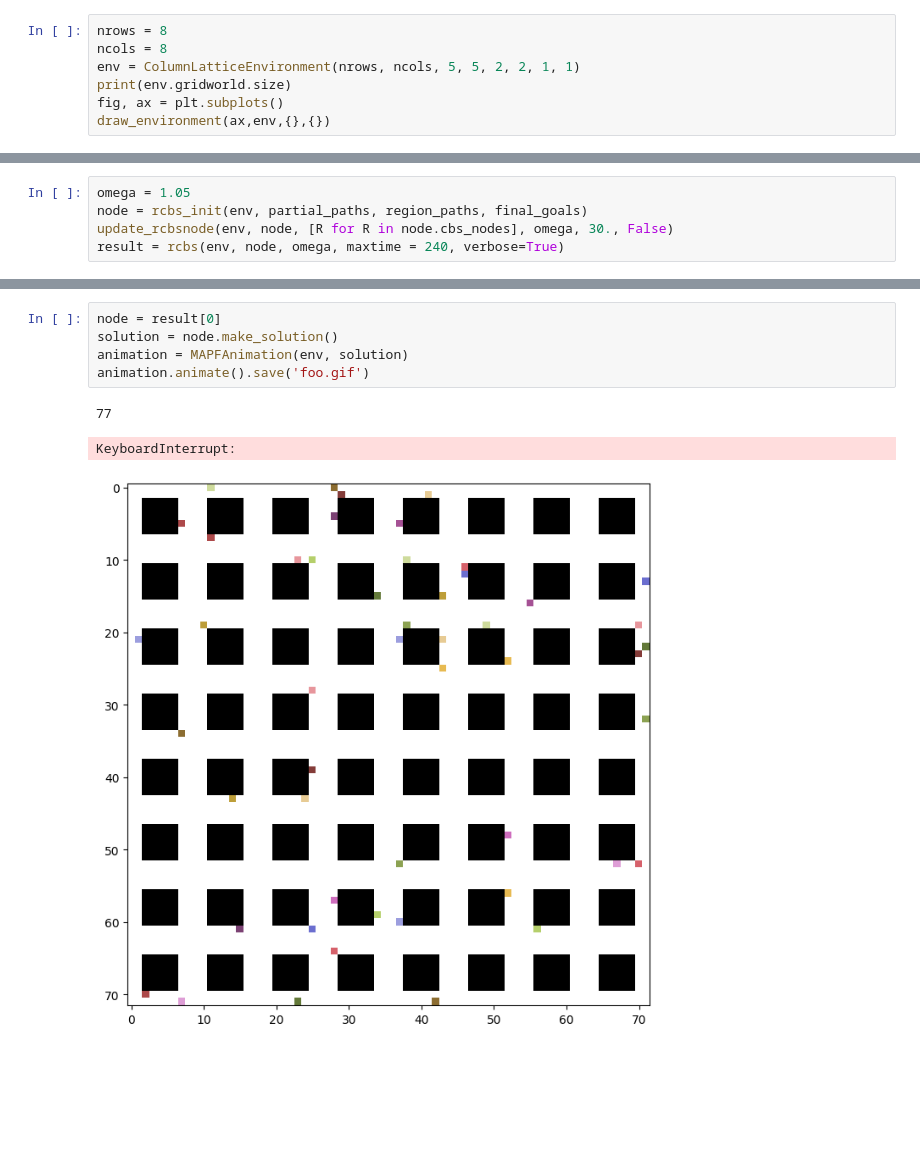
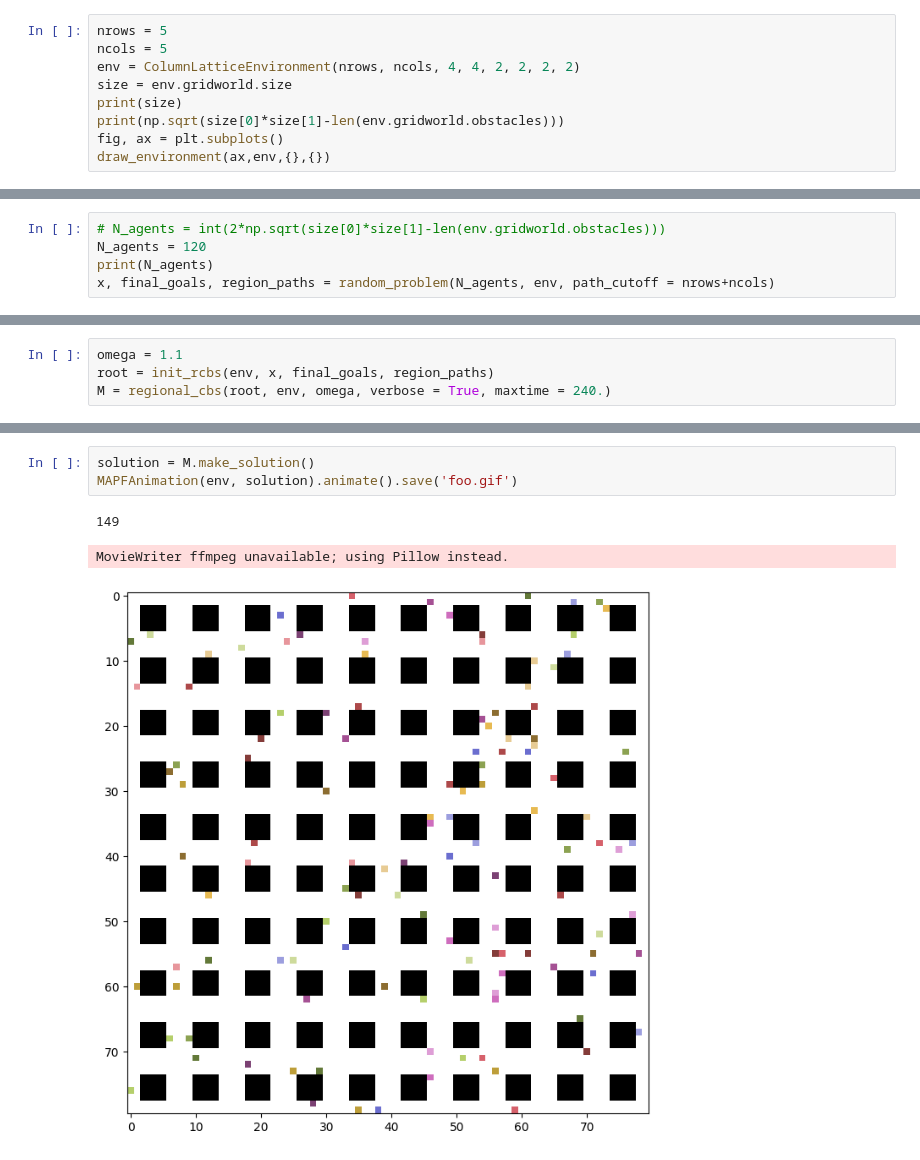
Before and after one commit to JGSuw/multirobot_planning, a Jupyter notebook: cbs/rcbs.ipynb, the cells around one changed output, grey strips where cells are left out. Saved outputs shown, nothing was run; the diff lists cells and outputs as text; blank space fills up the shorter version.

```diff
--- a/cbs/rcbs.ipynb
+++ b/cbs/rcbs.ipynb
@@ -7,8 +96,10 @@ from matplotlib import pyplot as plt
 # %%
-nrows = 8
-ncols = 8
-env = ColumnLatticeEnvironment(nrows, ncols, 5, 5, 2, 2, 1, 1)
-print(env.gridworld.size)
+nrows = 5
+ncols = 5
+env = ColumnLatticeEnvironment(nrows, ncols, 4, 4, 2, 2, 2, 2)
+size = env.gridworld.size
+print(size)
+print(np.sqrt(size[0]*size[1]-len(env.gridworld.obstacles)))
 fig, ax = plt.subplots()
 draw_environment(ax,env,{},{})
 # %% [output]
@@ -21,5 +109,0 @@ partial_paths, region_paths, final_goals = random_problem(N_agents, env, path_cu
-# %%
-omega = 1.05
-node = rcbs_init(env, partial_paths, region_paths, final_goals)
-update_rcbsnode(env, node, [R for R in node.cbs_nodes], omega, 30., False)
-result = rcbs(env, node, omega, maxtime = 240, verbose=True)
@@ -51,0 +110,5 @@ print(result[0].lower_bound*omega)
+# %%
+# N_agents = int(2*np.sqrt(size[0]*size[1]-len(env.gridworld.obstacles)))
+N_agents = 120
+print(N_agents)
+x, final_goals, region_paths = random_problem(N_agents, env, path_cutoff = nrows+ncols)
@@ -51,0 +117,4 @@ print(result[0].lower_bound*omega)
+# %%
+omega = 1.1
+root = init_rcbs(env, x, final_goals, region_paths)
+M = regional_cbs(root, env, omega, verbose = True, maxtime = 240.)
@@ -52,9 +167,7 @@ print(result[0].lower_bound*omega)
 # %%
-node = result[0]
-solution = node.make_solution()
-animation = MAPFAnimation(env, solution)
-animation.animate().save('foo.gif')
+solution = M.make_solution()
+MAPFAnimation(env, solution).animate().save('foo.gif')
 # %% [output]
-77
+149
-KeyboardInterrupt:
+MovieWriter ffmpeg unavailable; using Pillow instead.
-[figure, old version]
+[figure, new version]
```
Also changed, not shown: parts of 14 cells of this notebook, 4 other files.
